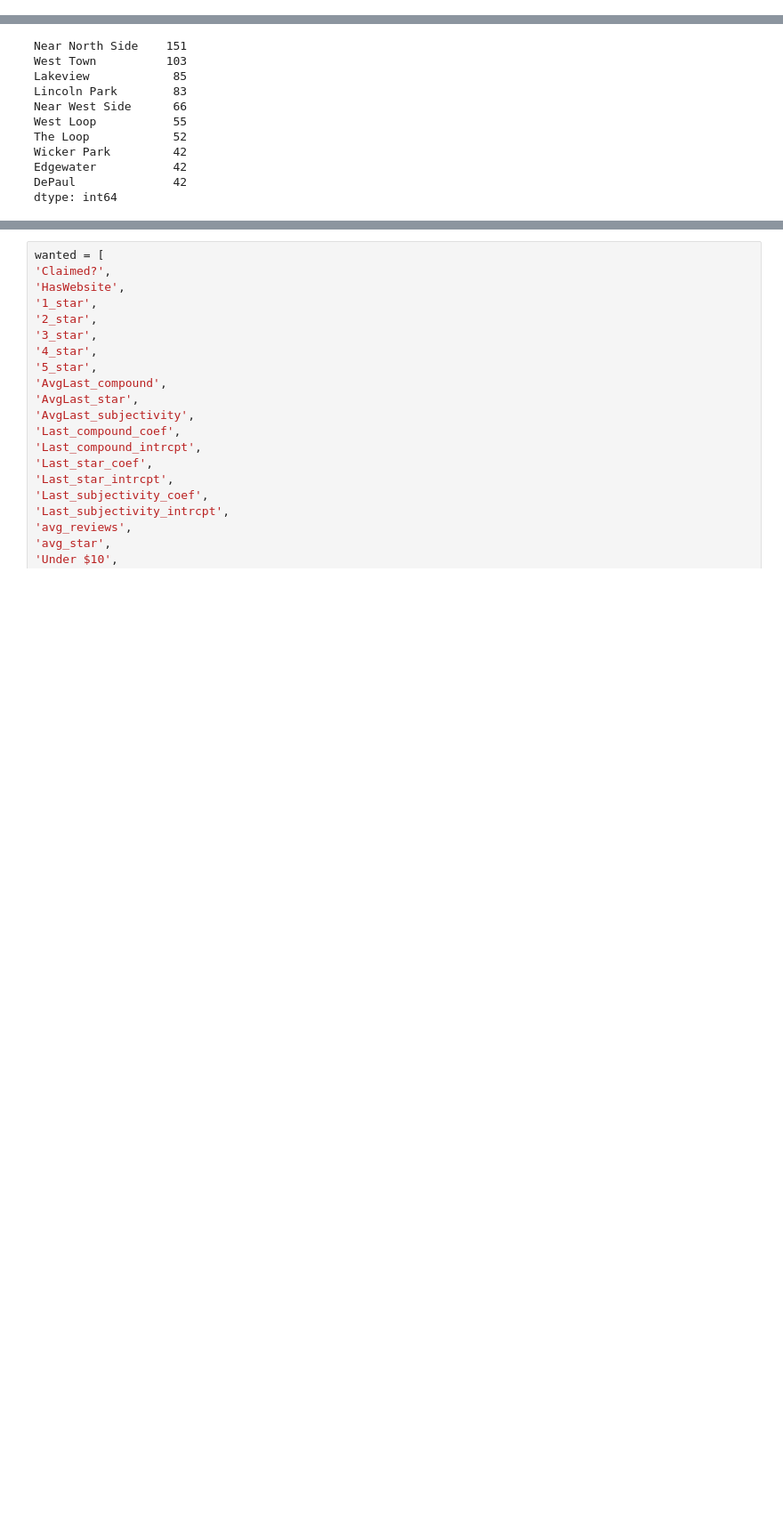
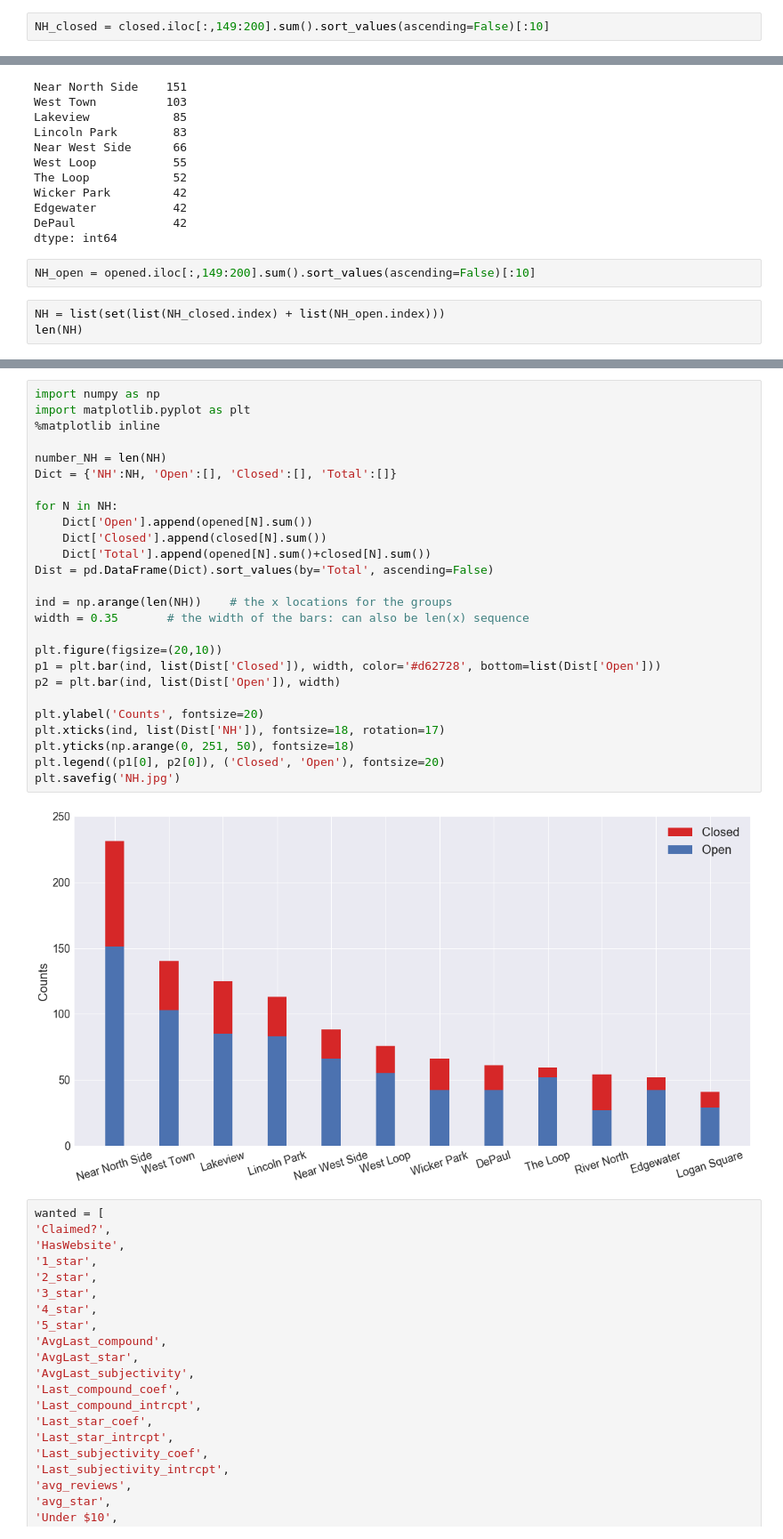
Before and after one commit to juneyi1/Kitchen_Nightmare_with_DataScience, a Jupyter notebook: Models/EDA.ipynb, the cells around one changed output, grey strips where cells are left out. Shown at 89% size. Saved outputs shown, nothing was run; the diff lists cells and outputs as text; blank space fills up the shorter version.

Commit message:
updated README, EDA, and Logistic Regression model also

```diff
--- a/Models/EDA.ipynb
+++ b/Models/EDA.ipynb
@@ -138,3 +158,5 @@ West Loop          21
 DePaul             19
 Logan Square       12
 dtype: int64
+# %%
+NH_closed = closed.iloc[:,149:200].sum().sort_values(ascending=False)[:10]
@@ -154,3 +178,8 @@ Wicker Park         42
 Edgewater           42
 DePaul              42
 dtype: int64
+# %%
+NH_open = opened.iloc[:,149:200].sum().sort_values(ascending=False)[:10]
+# %%
+NH = list(set(list(NH_closed.index) + list(NH_open.index)))
+len(NH)
@@ -157,3 +203,31 @@ dtype: int64
+# %%
+import numpy as np
+import matplotlib.pyplot as plt
+%matplotlib inline
+
+number_NH = len(NH)
+Dict = {'NH':NH, 'Open':[], 'Closed':[], 'Total':[]}
+
+for N in NH:
+    Dict['Open'].append(opened[N].sum())
+    Dict['Closed'].append(closed[N].sum())
+    Dict['Total'].append(opened[N].sum()+closed[N].sum())
+Dist = pd.DataFrame(Dict).sort_values(by='Total', ascending=False)
+
+ind = np.arange(len(NH))    # the x locations for the groups
+width = 0.35       # the width of the bars: can also be len(x) sequence
+
+plt.figure(figsize=(20,10))
+p1 = plt.bar(ind, list(Dist['Closed']), width, color='#d62728', bottom=list(Dist['Open']))
+p2 = plt.bar(ind, list(Dist['Open']), width)
+
+plt.ylabel('Counts', fontsize=20)
+plt.xticks(ind, list(Dist['NH']), fontsize=18, rotation=17)
+plt.yticks(np.arange(0, 251, 50), fontsize=18)
+plt.legend((p1[0], p2[0]), ('Closed', 'Open'), fontsize=20)
+plt.savefig('NH.jpg')
+# %% [output]
+[figure, added]
 # %%
 wanted = [
 'Claimed?',
```
Also changed, not shown: parts of 9 cells of this notebook, 6 other files.
